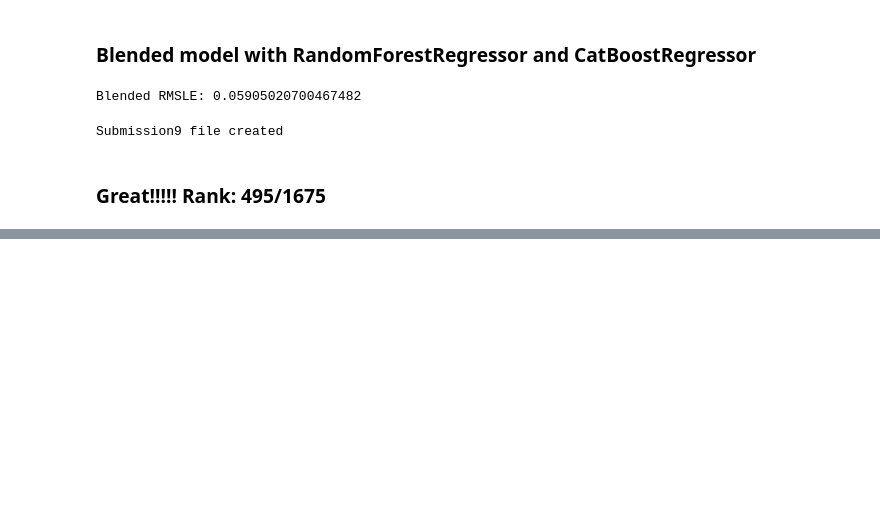
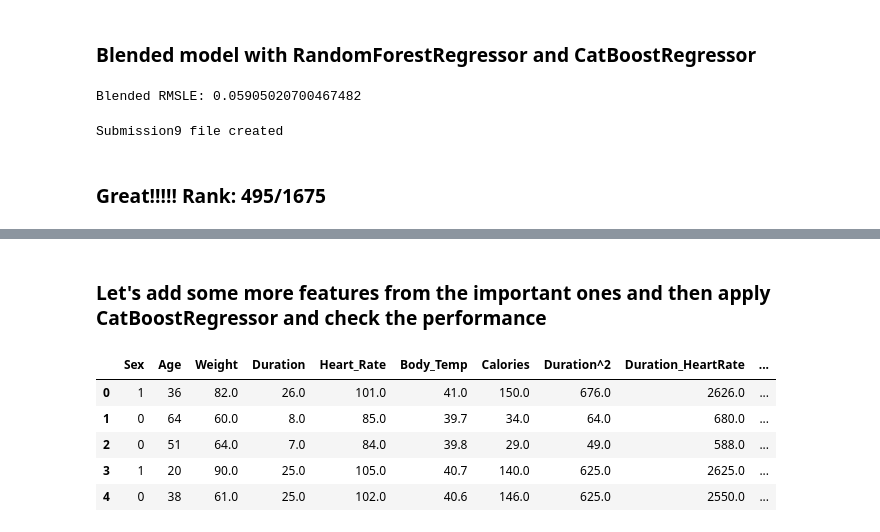
Before and after one commit to Jaggi0504/Kaggle-Calorie-Burn-Prediction, a Jupyter notebook: predict-calorie.ipynb, the cells around one changed output, grey strips where cells are left out. Saved outputs shown, nothing was run; the diff lists cells and outputs as text; code cells hidden in the pictures; blank space fills up the shorter version.

```diff
--- a/predict-calorie.ipynb
+++ b/predict-calorie.ipynb
@@ -824,0 +887,26 @@ Submission9 file created
+# %% [markdown]
+### Let's add some more features from the important ones and then apply CatBoostRegressor and check the performance
+# %%
+train_df8=train_df.copy()
+test_df8=test_df.copy()
+# %%
+#For training data
+train_df8['Duration^2']=train_df8['Duration']**2
+train_df8['Duration_HeartRate']=train_df8['Duration']*train_df8['Heart_Rate']
+train_df8['Age^2']=train_df8['Age']**2
+train_df8.drop(columns=['Height'], inplace=True)
+
+#For test data
+test_df8['Duration^2']=test_df8['Duration']**2
+test_df8['Duration_HeartRate']=test_df8['Duration']*train_df8['Heart_Rate']
+test_df8['Age^2']=test_df8['Age']**2
+test_df8.drop(columns=['Height'], inplace=True)
+# %%
+train_df8.head()
+# %% [output]
+|  | Sex | Age | Weight | Duration | Heart_Rate | Body_Temp | Calories | Duration^2 | Duration_HeartRate | ... |
+| 0 | 1 | 36 | 82.0 | 26.0 | 101.0 | 41.0 | 150.0 | 676.0 | 2626.0 | ... |
+| 1 | 0 | 64 | 60.0 | 8.0 | 85.0 | 39.7 | 34.0 | 64.0 | 680.0 | ... |
+| 2 | 0 | 51 | 64.0 | 7.0 | 84.0 | 39.8 | 29.0 | 49.0 | 588.0 | ... |
+| 3 | 1 | 20 | 90.0 | 25.0 | 105.0 | 40.7 | 140.0 | 625.0 | 2625.0 | ... |
+| 4 | 0 | 38 | 61.0 | 25.0 | 102.0 | 40.6 | 146.0 | 625.0 | 2550.0 | ... |
```
Also changed, not shown: parts of 22 cells of this notebook, 4 other files.
